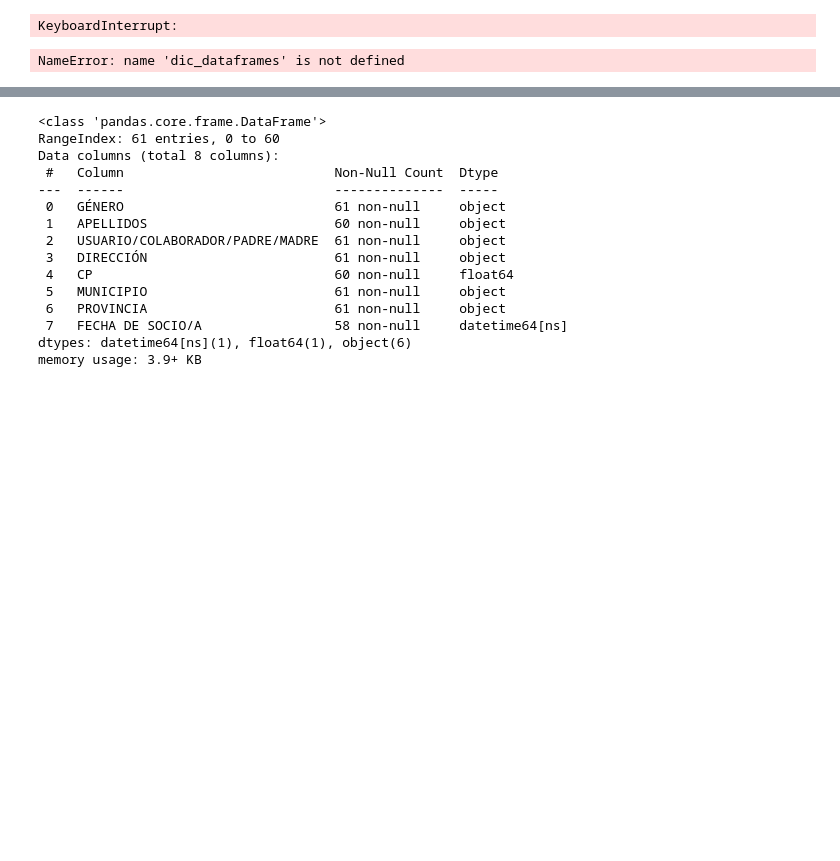
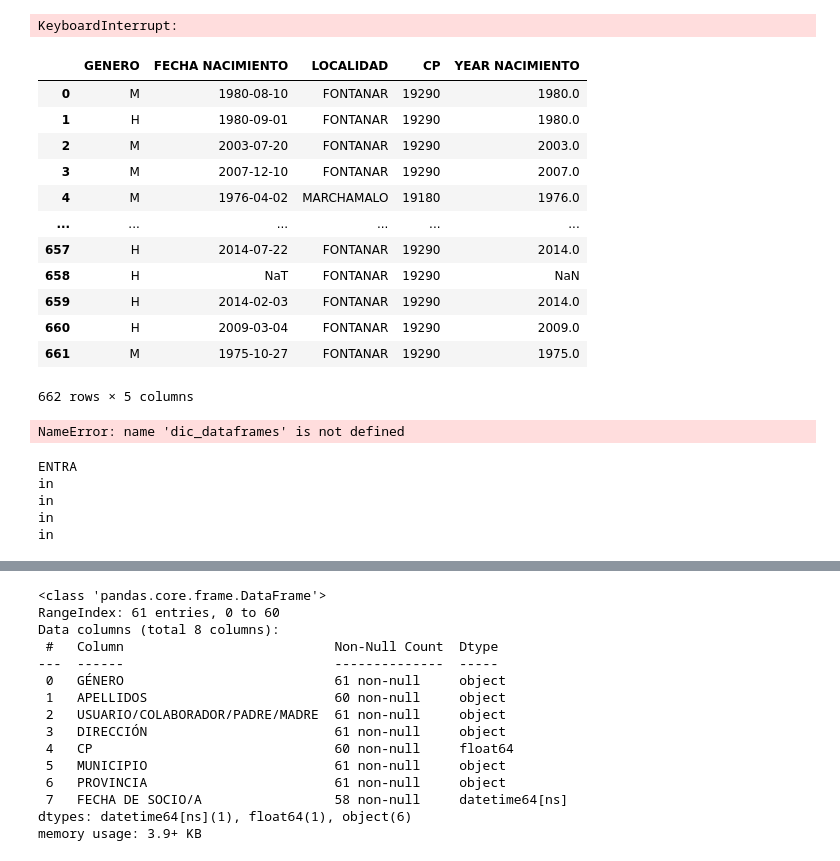
Before and after one commit to Ana-AlonsoCanizares/AA_GRUPO3, a Jupyter notebook: Limpieza_SO.ipynb, the cells around one changed output, grey strips where cells are left out. Cells and saved outputs as stored; diff of their text form; code cells hidden in the pictures; blank space fills up the shorter version.

```diff
--- a/Limpieza_SO.ipynb
+++ b/Limpieza_SO.ipynb
@@ -21,10 +21,10 @@ import numpy as np
 from unidecode import unidecode
 import matplotlib.pyplot as plt
 # %%
-# # CÓDIGO SOLO PARA EL CURRO (PQ NO PUEDO ACCEDER AL DRIVE)
-# CU_SO = pd.read_excel('/content/CU_SO.xlsx')
-# TO_SO = pd.read_excel('/content/TO_SO.xlsx')
-# AB_SO = pd.read_excel('/content/AB_SO.xlsx')
-# GU_SO = pd.read_excel('/content/GU_SO.xlsx')
-# CR_SO = pd.read_excel('/content/CR_SO.xlsx')
+# CÓDIGO SOLO PARA EL CURRO (PQ NO PUEDO ACCEDER AL DRIVE)
+CU_SO = pd.read_excel('/content/CU_SO.xlsx')
+TO_SO = pd.read_excel('/content/TO_SO.xlsx')
+AB_SO = pd.read_excel('/content/AB_SO.xlsx')
+GU_SO = pd.read_excel('/content/GU_SO.xlsx')
+CR_SO = pd.read_excel('/content/CR_SO.xlsx')
 # %%
@@ -44,6 +44,22 @@ for doc in docs_xlsx:
     dic_dataframes[doc] = df
 # %% [output]
 KeyboardInterrupt:
+# %%
+GU_SO
+# %% [output]
+|  | GENERO | FECHA NACIMIENTO | LOCALIDAD | CP | YEAR NACIMIENTO |
+| 0 | M | 1980-08-10 | FONTANAR | 19290 | 1980.0 |
+| 1 | H | 1980-09-01 | FONTANAR | 19290 | 1980.0 |
+| 2 | M | 2003-07-20 | FONTANAR | 19290 | 2003.0 |
+| 3 | M | 2007-12-10 | FONTANAR | 19290 | 2007.0 |
+| 4 | M | 1976-04-02 | MARCHAMALO | 19180 | 1976.0 |
+| ... | ... | ... | ... | ... | ... |
+| 657 | H | 2014-07-22 | FONTANAR | 19290 | 2014.0 |
+| 658 | H | NaT | FONTANAR | 19290 | NaN |
+| 659 | H | 2014-02-03 | FONTANAR | 19290 | 2014.0 |
+| 660 | H | 2009-03-04 | FONTANAR | 19290 | 2009.0 |
+| 661 | M | 1975-10-27 | FONTANAR | 19290 | 1975.0 |
+662 rows × 5 columns
 # %%
 # Imprimir todas las claves
 for clave in dic_dataframes.keys():
@@ -142,28 +180,34 @@ for df_key, df in dic_dataframes.items():
 # %% [output]
 NameError: name 'dic_dataframes' is not defined
 # %%
-# AB_SO = transform_df(AB_SO)
-# AB_SO = mapping_names(AB_SO)
-# AB_SO = AB_localidad_CP(AB_SO)
-# AB_SO = CP_year(AB_SO)
-# AB_SO = keep_columns(AB_SO)
+AB_SO = transform_df(AB_SO)
+AB_SO = mapping_names(AB_SO)
+AB_SO = AB_localidad_CP(AB_SO)
+AB_SO = CP_year(AB_SO)
+AB_SO = keep_columns(AB_SO)
 
-# CU_SO = transform_df(CU_SO)
-# CU_SO = mapping_names(CU_SO)
-# CU_SO = CP_year(CU_SO)
-# CU_SO = keep_columns(CU_SO)
+CU_SO = transform_df(CU_SO)
+CU_SO = mapping_names(CU_SO)
+CU_SO = CP_year(CU_SO)
+CU_SO = keep_columns(CU_SO)
 
-# CR_SO = transform_df(CR_SO)
-# CR_SO = mapping_names(CR_SO)
-# CR_SO = CP_year(CR_SO)
-# CR_SO = keep_columns(CR_SO)
+CR_SO = transform_df(CR_SO)
+CR_SO = mapping_names(CR_SO)
+CR_SO = CP_year(CR_SO)
+CR_SO = keep_columns(CR_SO)
 
-# GU_SO = transform_df(GU_SO)
-# GU_SO = mapping_names(GU_SO)
-# GU_SO = CP_year(GU_SO)
-# GU_SO = keep_columns(GU_SO)
+GU_SO = transform_df(GU_SO)
+GU_SO = mapping_names(GU_SO)
+GU_SO = CP_year(GU_SO)
+GU_SO = keep_columns(GU_SO)
 
-# TO_SO = transform_df(TO_SO)
-# TO_SO = mapping_names(TO_SO)
-# TO_SO = CP_year(TO_SO)
-# TO_SO = keep_columns(TO_SO)
+TO_SO = transform_df(TO_SO)
+TO_SO = mapping_names(TO_SO)
+TO_SO = CP_year(TO_SO)
+TO_SO = keep_columns(TO_SO)
+# %% [output]
+ENTRA
+in
+in
+in
+in
```
Also changed, not shown: parts of 4 cells of this notebook.
